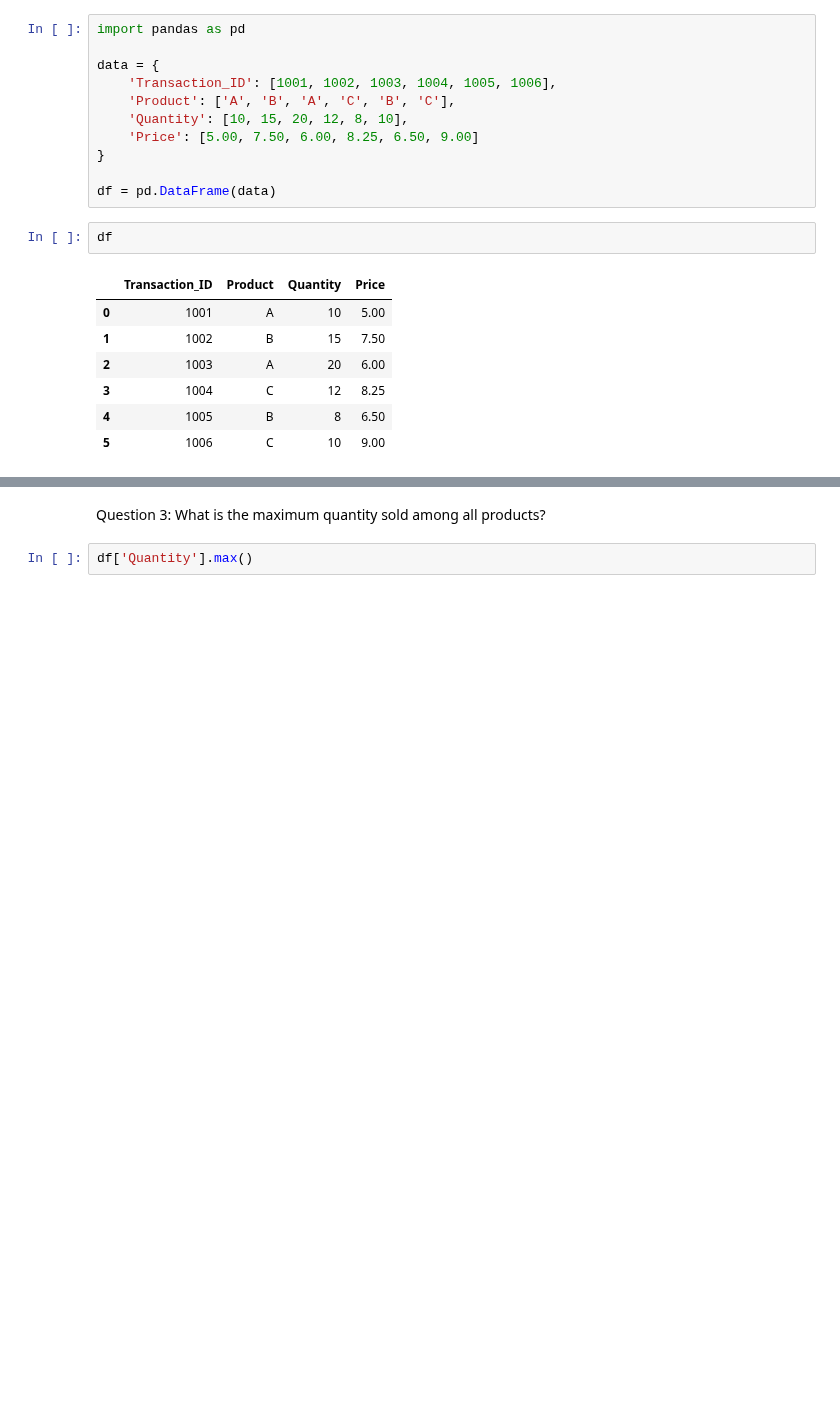
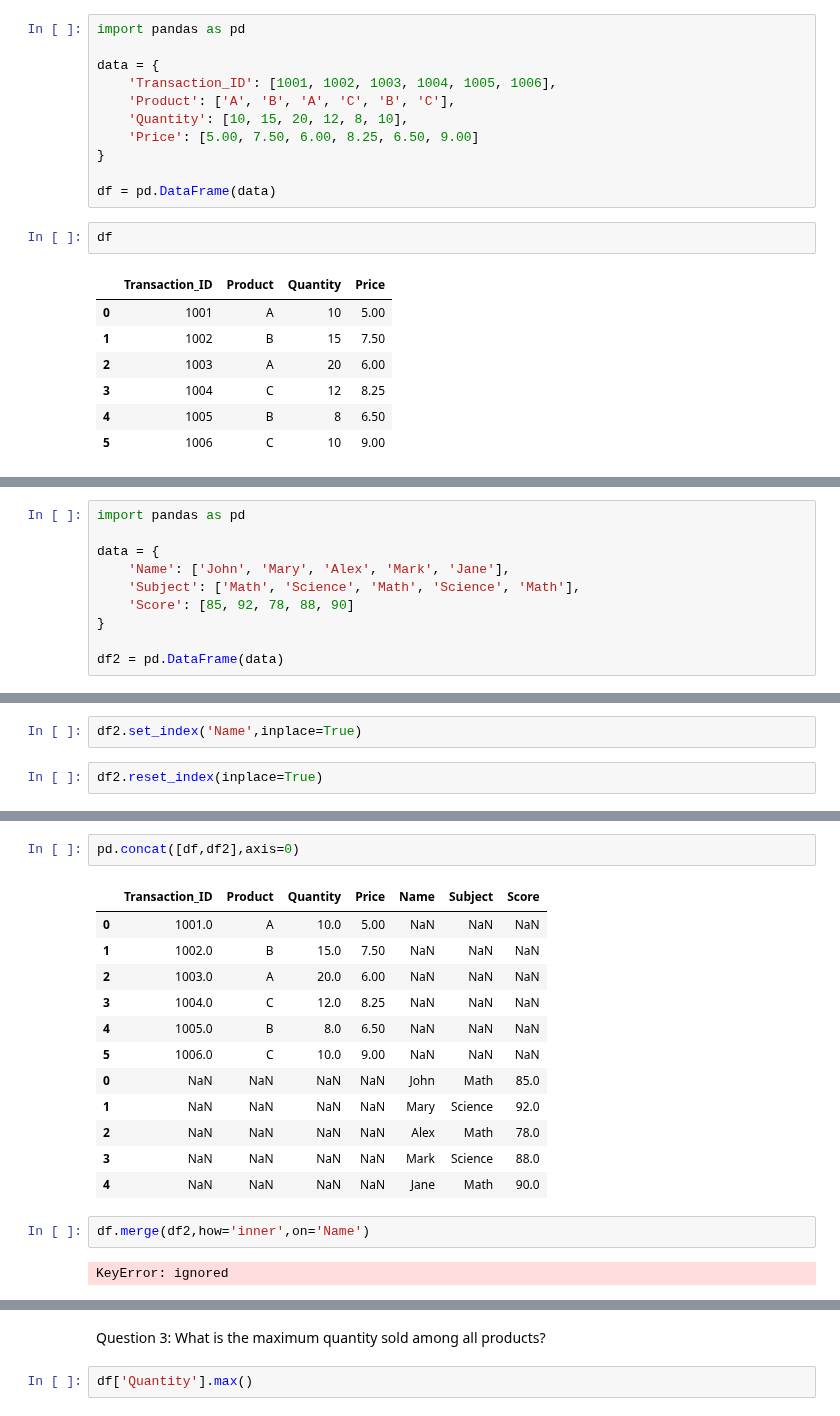
Before and after one commit to Ranjitghadge/Python-Practice, a Jupyter notebook: Daily_Practice_Python_.ipynb, the cells around one changed output, grey strips where cells are left out. Drawn from its saved outputs; the diff is of its cells as text; blank space fills up the shorter version.

```diff
--- a/Daily_Practice_Python_.ipynb
+++ b/Daily_Practice_Python_.ipynb
@@ -84,0 +184,10 @@ df
+# %%
+import pandas as pd
+
+data = {
+    'Name': ['John', 'Mary', 'Alex', 'Mark', 'Jane'],
+    'Subject': ['Math', 'Science', 'Math', 'Science', 'Math'],
+    'Score': [85, 92, 78, 88, 90]
+}
+
+df2 = pd.DataFrame(data)
@@ -84,0 +221,4 @@ df
+# %%
+df2.set_index('Name',inplace=True)
+# %%
+df2.reset_index(inplace=True)
@@ -84,0 +263,19 @@ df
+# %%
+pd.concat([df,df2],axis=0)
+# %% [output]
+|  | Transaction_ID | Product | Quantity | Price | Name | Subject | Score |
+| 0 | 1001.0 | A | 10.0 | 5.00 | NaN | NaN | NaN |
+| 1 | 1002.0 | B | 15.0 | 7.50 | NaN | NaN | NaN |
+| 2 | 1003.0 | A | 20.0 | 6.00 | NaN | NaN | NaN |
+| 3 | 1004.0 | C | 12.0 | 8.25 | NaN | NaN | NaN |
+| 4 | 1005.0 | B | 8.0 | 6.50 | NaN | NaN | NaN |
+| 5 | 1006.0 | C | 10.0 | 9.00 | NaN | NaN | NaN |
+| 0 | NaN | NaN | NaN | NaN | John | Math | 85.0 |
+| 1 | NaN | NaN | NaN | NaN | Mary | Science | 92.0 |
+| 2 | NaN | NaN | NaN | NaN | Alex | Math | 78.0 |
+| 3 | NaN | NaN | NaN | NaN | Mark | Science | 88.0 |
+| 4 | NaN | NaN | NaN | NaN | Jane | Math | 90.0 |
+# %%
+df.merge(df2,how='inner',on='Name')
+# %% [output]
+KeyError: ignored
```
Also changed, not shown: parts of 146 cells of this notebook.
